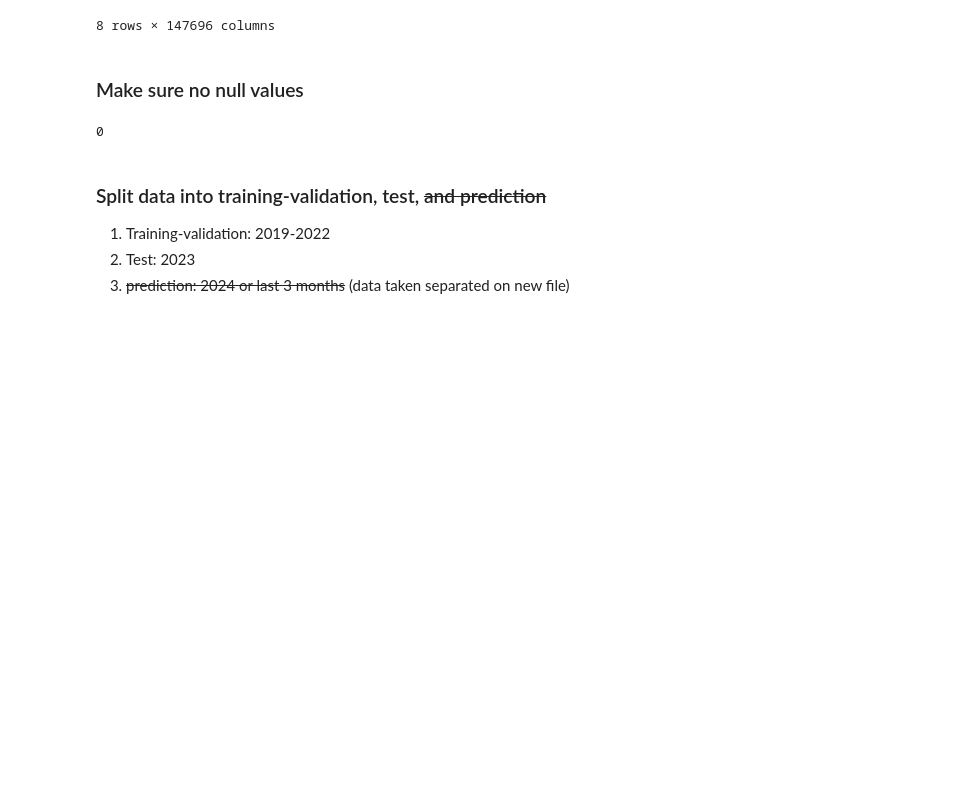
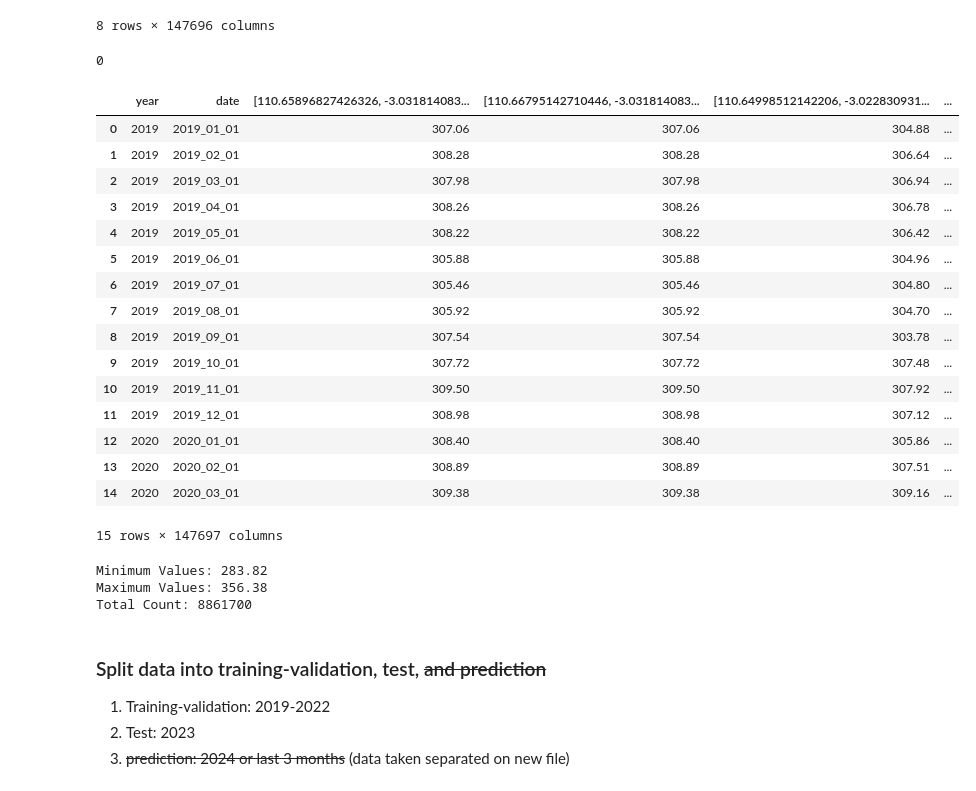
Before and after one commit to dipp-12/fire-forest-monthly-prediction, a Jupyter notebook: 3. split_data.ipynb, the cells around one changed output. Cells and saved outputs as stored; diff of their text form; code cells hidden in the pictures; blank space fills up the shorter version.

```diff
--- a/3. split_data.ipynb
+++ b/3. split_data.ipynb
@@ -81,12 +103,38 @@ df.describe()
 | 75% | 2022.000000 | 308.550000 | 308.550000 | 307.480000 | 308.550000 | ... |
 | max | 2023.000000 | 309.880000 | 309.880000 | 309.900000 | 309.880000 | ... |
 8 rows × 147696 columns
-# %% [markdown]
-### Make sure no null values
 # %%
 df.isna().sum().sum()
 # %% [output]
 0
+# %%
+df.head(15)
+# %% [output]
+|  | year | date | [110.65896827426326, -3.031814083... | [110.66795142710446, -3.031814083... | [110.64998512142206, -3.022830931... | ... |
+| 0 | 2019 | 2019_01_01 | 307.06 | 307.06 | 304.88 | ... |
+| 1 | 2019 | 2019_02_01 | 308.28 | 308.28 | 306.64 | ... |
+| 2 | 2019 | 2019_03_01 | 307.98 | 307.98 | 306.94 | ... |
+| 3 | 2019 | 2019_04_01 | 308.26 | 308.26 | 306.78 | ... |
+| 4 | 2019 | 2019_05_01 | 308.22 | 308.22 | 306.42 | ... |
+| 5 | 2019 | 2019_06_01 | 305.88 | 305.88 | 304.96 | ... |
+| 6 | 2019 | 2019_07_01 | 305.46 | 305.46 | 304.80 | ... |
+| 7 | 2019 | 2019_08_01 | 305.92 | 305.92 | 304.70 | ... |
+| 8 | 2019 | 2019_09_01 | 307.54 | 307.54 | 303.78 | ... |
+| 9 | 2019 | 2019_10_01 | 307.72 | 307.72 | 307.48 | ... |
+| 10 | 2019 | 2019_11_01 | 309.50 | 309.50 | 307.92 | ... |
+| 11 | 2019 | 2019_12_01 | 308.98 | 308.98 | 307.12 | ... |
+| 12 | 2020 | 2020_01_01 | 308.40 | 308.40 | 305.86 | ... |
+| 13 | 2020 | 2020_02_01 | 308.89 | 308.89 | 307.51 | ... |
+| 14 | 2020 | 2020_03_01 | 309.38 | 309.38 | 309.16 | ... |
+15 rows × 147697 columns
+# %%
+print('Minimum Values:', df.drop(['year', 'date'], axis=1).min().min())
+print('Maximum Values:', df.drop(['year', 'date'], axis=1).max().max())
+print('Total Count:', df.drop(['year', 'date'], axis=1).shape[0] * df.drop(['year', 'date'], axis=1).shape[1])
+# %% [output]
+Minimum Values: 283.82
+Maximum Values: 356.38
+Total Count: 8861700
 # %% [markdown]
 ### Split data into training-validation, test, <s>and prediction</s>
 1. Training-validation: 2019-2022
```
Also changed, not shown: parts of 9 cells of this notebook, 2 other files.
